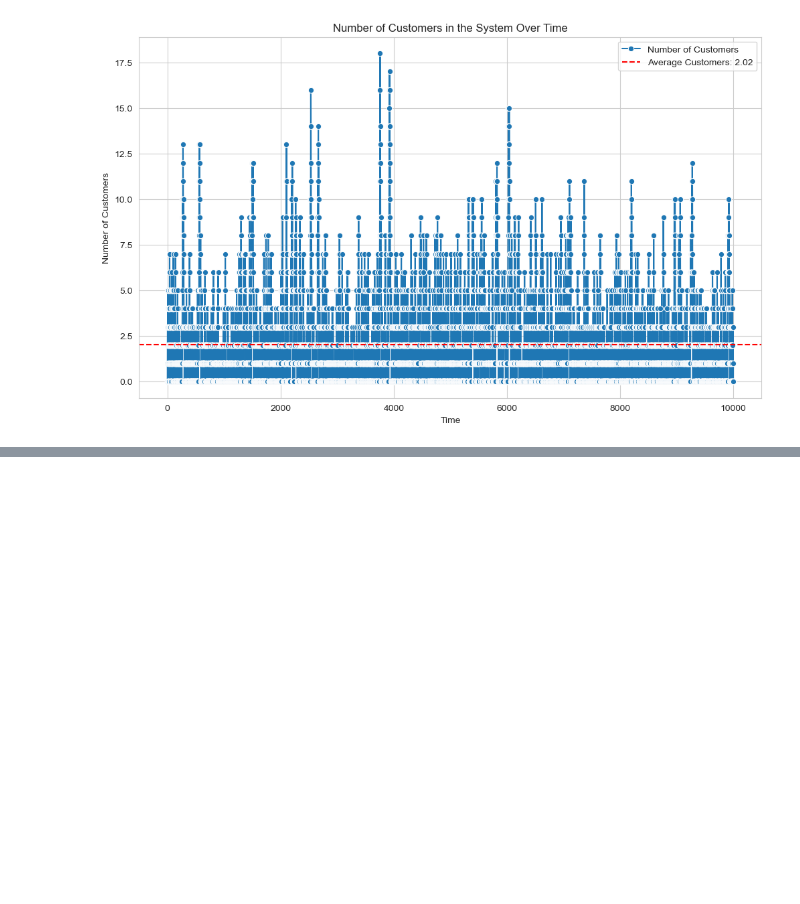
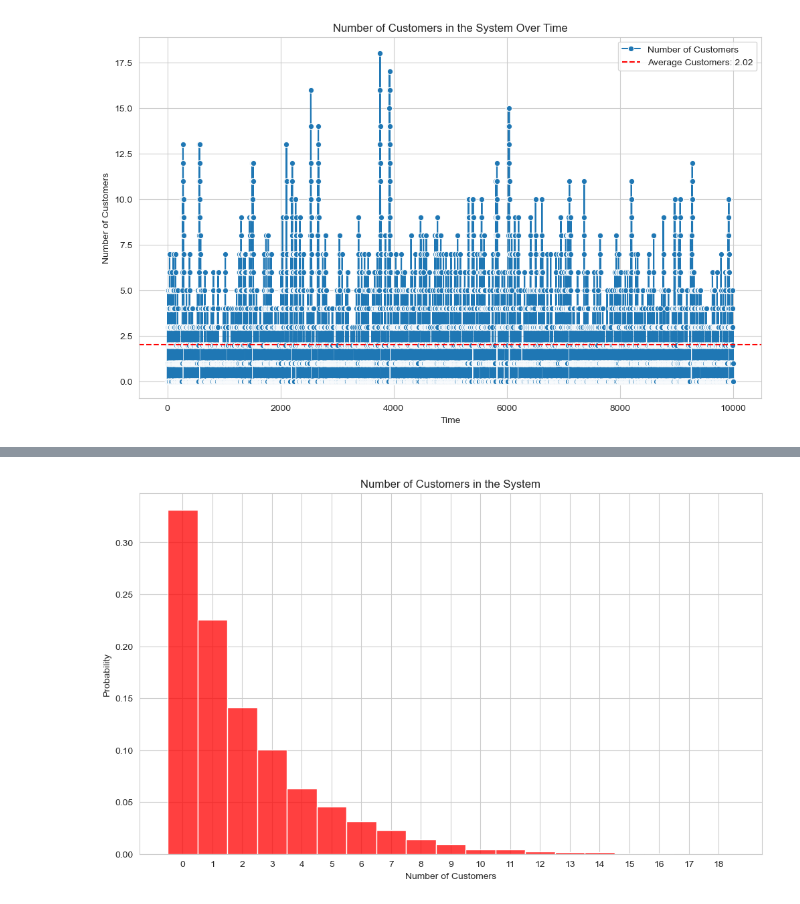
Before and after one commit to jocwulf/zhaw_dps, a Jupyter notebook: DPS23_02_mm1.ipynb, the cells around one changed output, grey strips where cells are left out. Drawn from its saved outputs; the diff is of its cells as text; code cells hidden in the pictures; blank space fills up the shorter version.

```diff
--- a/DPS23_02_mm1.ipynb
+++ b/DPS23_02_mm1.ipynb
@@ -103 +115,12 @@ simulated average customers in system: 2.0179
 calculated average customers in system: 1.9999999999999998
+# %%
+# histogram of numof customers in the system, x-axis ticks should be each integer
+plt.figure(figsize=(12, 7))
+sns.histplot(x=num_customers_in_system, stat="probability", color='red', discrete=True)
+plt.title("Number of Customers in the System")
+plt.xlabel("Number of Customers")
+plt.ylabel("Probability")
+plt.xticks(range(max(num_customers_in_system)+1))
+plt.show()
+# %% [output]
+[figure, added]
```
Also changed, not shown: parts of 4 cells of this notebook.
